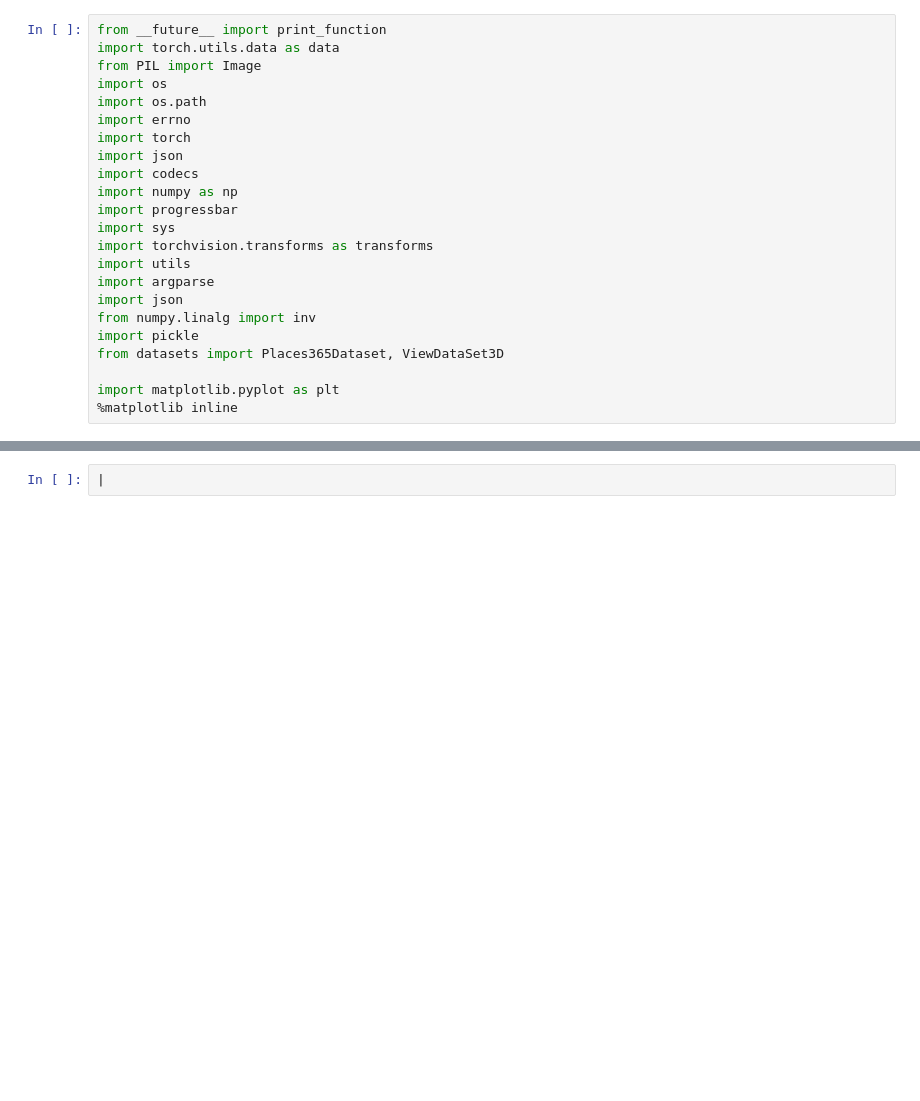
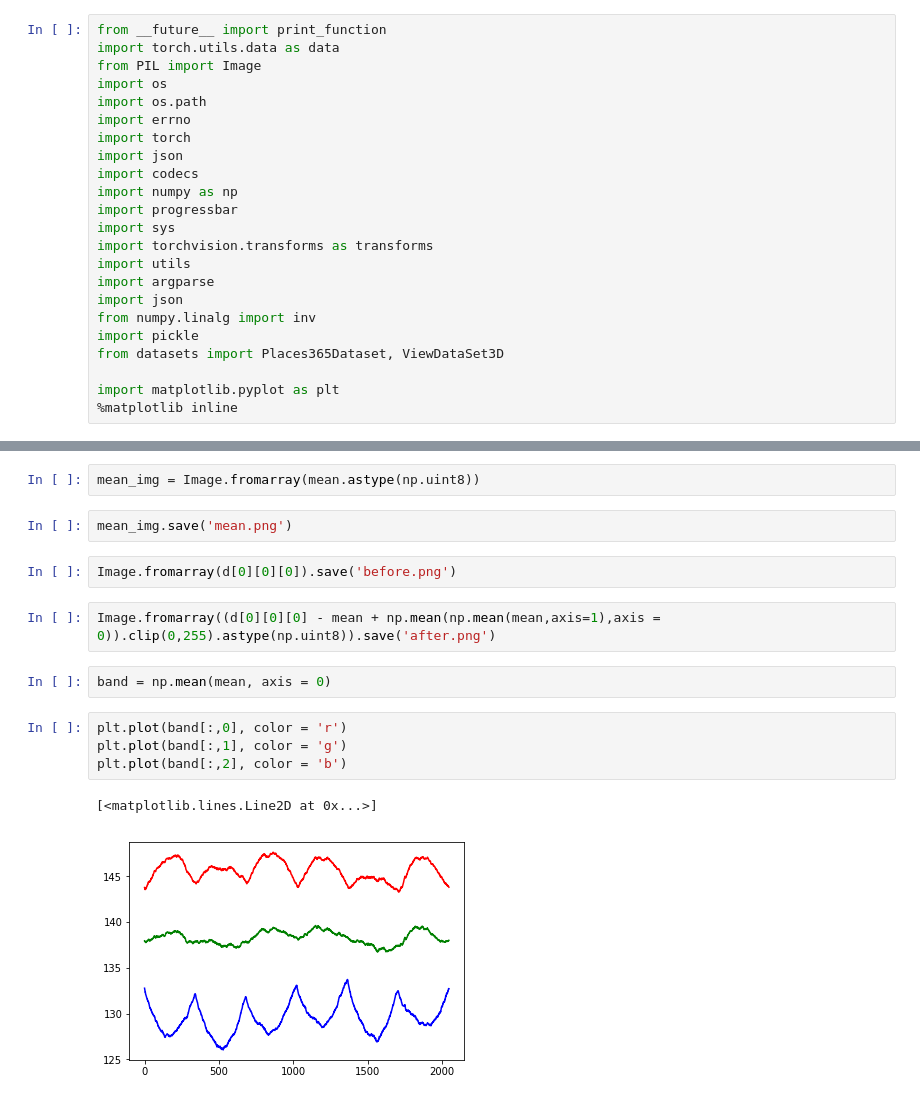
Before and after one commit to StanfordVL/GibsonEnv, a Jupyter notebook: dev/get_mean_img.ipynb, the cells around one changed output, grey strips where cells are left out. Drawn from its saved outputs; the diff is of its cells as text; blank space fills up the shorter version.

```diff
--- a/dev/get_mean_img.ipynb
+++ b/dev/get_mean_img.ipynb
@@ -70,2 +79,17 @@ plt.imshow(mean.astype(np.uint8))
-# %%
-|
+# %%
+mean_img = Image.fromarray(mean.astype(np.uint8))
+# %%
+mean_img.save('mean.png')
+# %%
+Image.fromarray(d[0][0][0]).save('before.png')
+# %%
+Image.fromarray((d[0][0][0] - mean + np.mean(np.mean(mean,axis=1),axis = 0)).clip(0,255).astype(np.uint8)).save('after.png')
+# %%
+band = np.mean(mean, axis = 0)
+# %%
+plt.plot(band[:,0], color = 'r')
+plt.plot(band[:,1], color = 'g')
+plt.plot(band[:,2], color = 'b')
+# %% [output]
+[<matplotlib.lines.Line2D at 0x...>]
+[figure, added]
```
Also changed, not shown: parts of 4 cells of this notebook, 1 other file.
